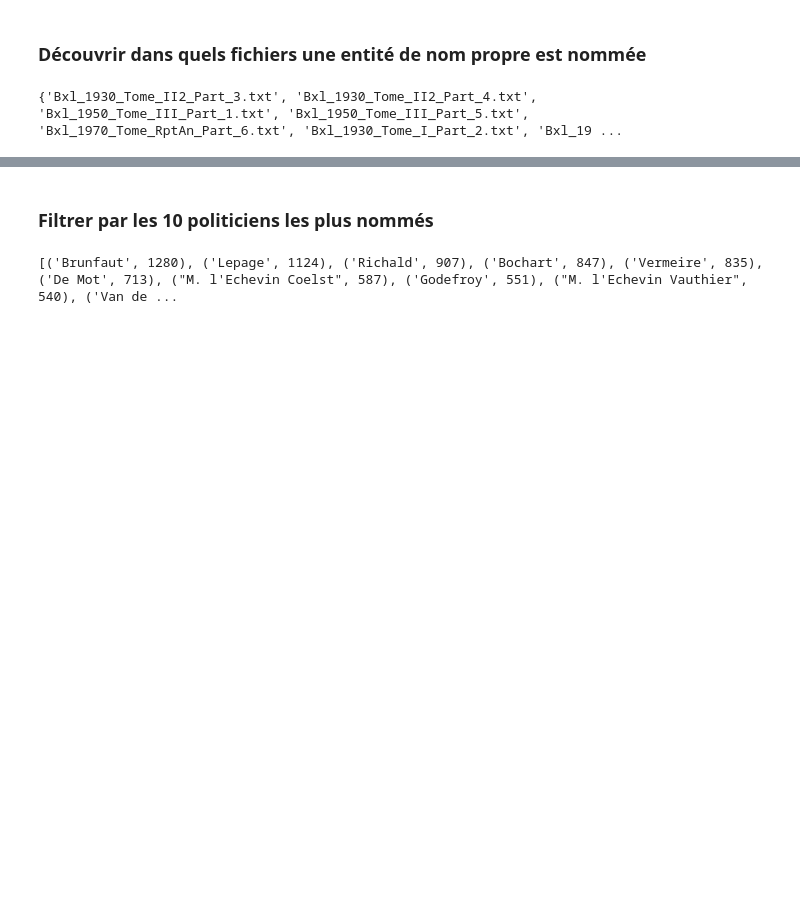
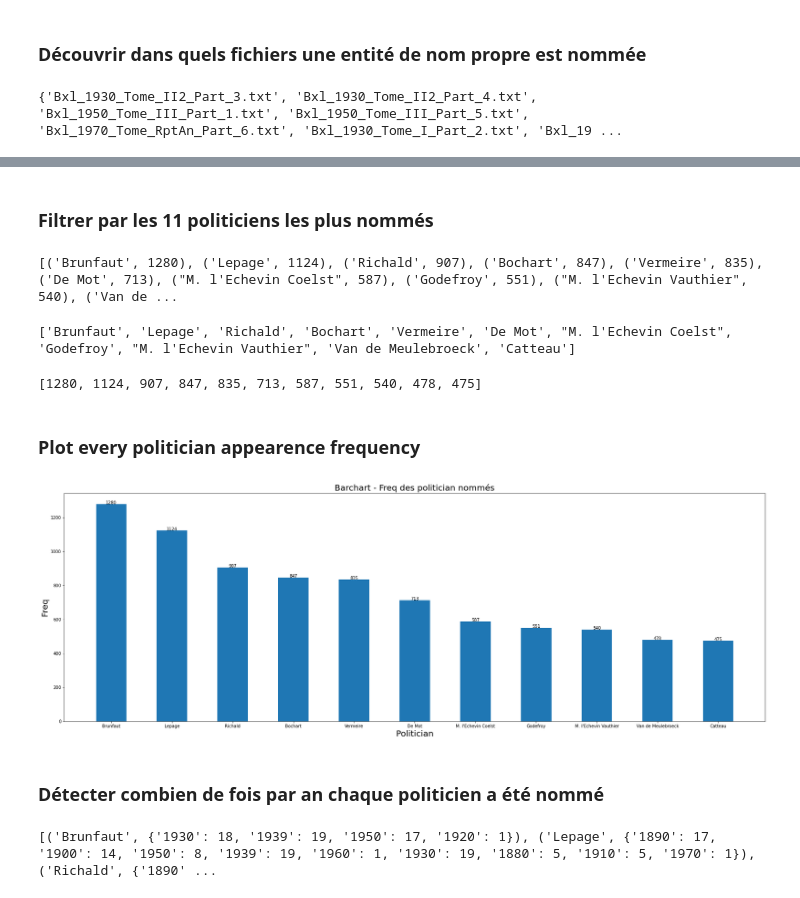
Before and after one commit to MariCanizo/tac, a Jupyter notebook: Travail Final/reconnaissance_entites.ipynb, the cells around one changed output, grey strips where cells are left out. Cells and saved outputs as stored; diff of their text form; code cells hidden in the pictures; blank space fills up the shorter version.

```diff
--- a/Travail Final/reconnaissance_entites.ipynb
+++ b/Travail Final/reconnaissance_entites.ipynb
@@ -354,9 +354,10 @@ print(search(name))
 # %% [markdown]
-### Filtrer par les 10 politiciens les plus nommés
+### Filtrer par les 11 politiciens les plus nommés
 # %%
 dedup_sorted = sorted(list(dedup.items()), key=lambda x: x[1], reverse=True)
-dedup_sorted_top20 = dedup_sorted[:11]
-print(dedup_sorted_top20)
+dedup_sorted_top10 = dedup_sorted[:11]
+print(dedup_sorted_top10)
+
 # i = 0
 
 # for x in dedup:
@@ -365,3 +366,64 @@ print(dedup_sorted_top20)
 #         i += 1
 # %% [output]
 [('Brunfaut', 1280), ('Lepage', 1124), ('Richald', 907), ('Bochart', 847), ('Vermeire', 835), ('De Mot', 713), ("M. l'Echevin Coelst", 587), ('Godefroy', 551), ("M. l'Echevin Vauthier", 540), ('Van de ...
+# %%
+def Extract(dedup_sorted_top10):
+    return [item[0] for item in dedup_sorted_top10]
+
+politician_named = Extract(dedup_sorted_top10)
+
+#print(politician_named)
+# %% [output]
+['Brunfaut', 'Lepage', 'Richald', 'Bochart', 'Vermeire', 'De Mot', "M. l'Echevin Coelst", 'Godefroy', "M. l'Echevin Vauthier", 'Van de Meulebroeck', 'Catteau']
+# %%
+def Extract(dedup_sorted_top10):
+    return [item[1] for item in dedup_sorted_top10]
+
+freq_named = Extract(dedup_sorted_top10)
+
+print(freq_named)
+# %% [output]
+[1280, 1124, 907, 847, 835, 713, 587, 551, 540, 478, 475]
+# %% [markdown]
+### Plot every politician appearence frequency
+# %%
+##city=['Delhi','Beijing','Washington','Tokyo','Moscow']
+pos = np.arange(len(politician_named))
+##Happiness_Index=[60,40,70,65,85]
+
+def addlabels(x,y):
+    for i in range(len(politician_named)):
+        plt.text(i, y[i], y[i], ha = 'center')
+
+addlabels(politician_named, freq_named)
+plt.bar(pos,freq_named, 0.5)
+plt.xticks(pos, politician_named)
+plt.xlabel('Politician', fontsize=20)
+plt.ylabel('Freq', fontsize=20)
+plt.title('Barchart - Freq des politician nommés',fontsize=20)
+plt.rcParams["figure.figsize"] = (20,10)
+plt.show()
+# %% [output]
+[figure, added]
+# %% [markdown]
+### Détecter combien de fois par an chaque politicien a été nommé
+# %%
+def get_year(f):
+    return f.split("_")[1]
+
+keywords_with_years = []
+for (keyword, _) in dedup_sorted_top10:
+    # keywords_with_years[keyword] = dict()
+    files = list(search(keyword))
+    years = list(map(lambda f: get_year(f), filter(lambda f: "_" in f and f.endswith("txt"), files)))
+    bulletins_count = dict()
+    for year in years:
+        if year in bulletins_count.keys():
+            bulletins_count[year] += 1
+        else:
+            bulletins_count[year] = 1
+    keywords_with_years.append((keyword, bulletins_count))
+
+print(keywords_with_years)
+# %% [output]
+[('Brunfaut', {'1930': 18, '1939': 19, '1950': 17, '1920': 1}), ('Lepage', {'1890': 17, '1900': 14, '1950': 8, '1939': 19, '1960': 1, '1930': 19, '1880': 5, '1910': 5, '1970': 1}), ('Richald', {'1890' ...
```
Also changed, not shown: parts of 4 cells of this notebook.
